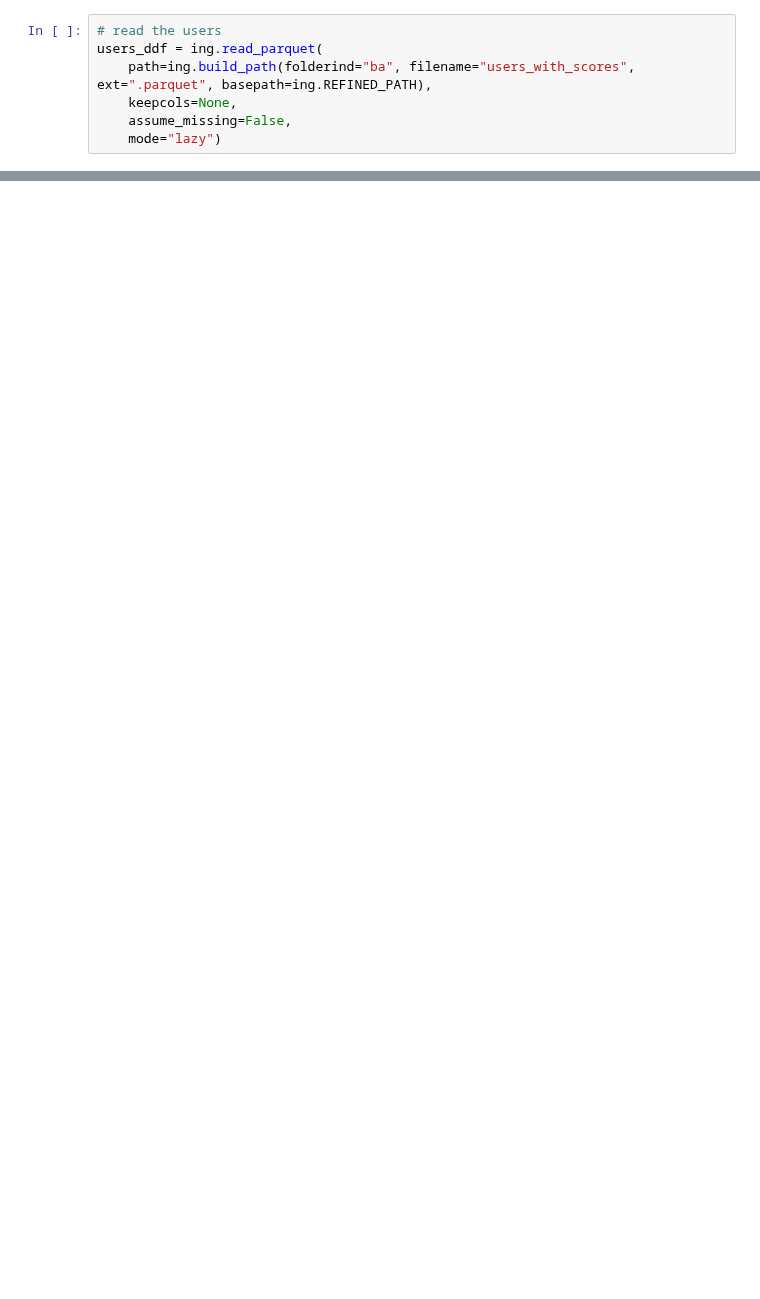
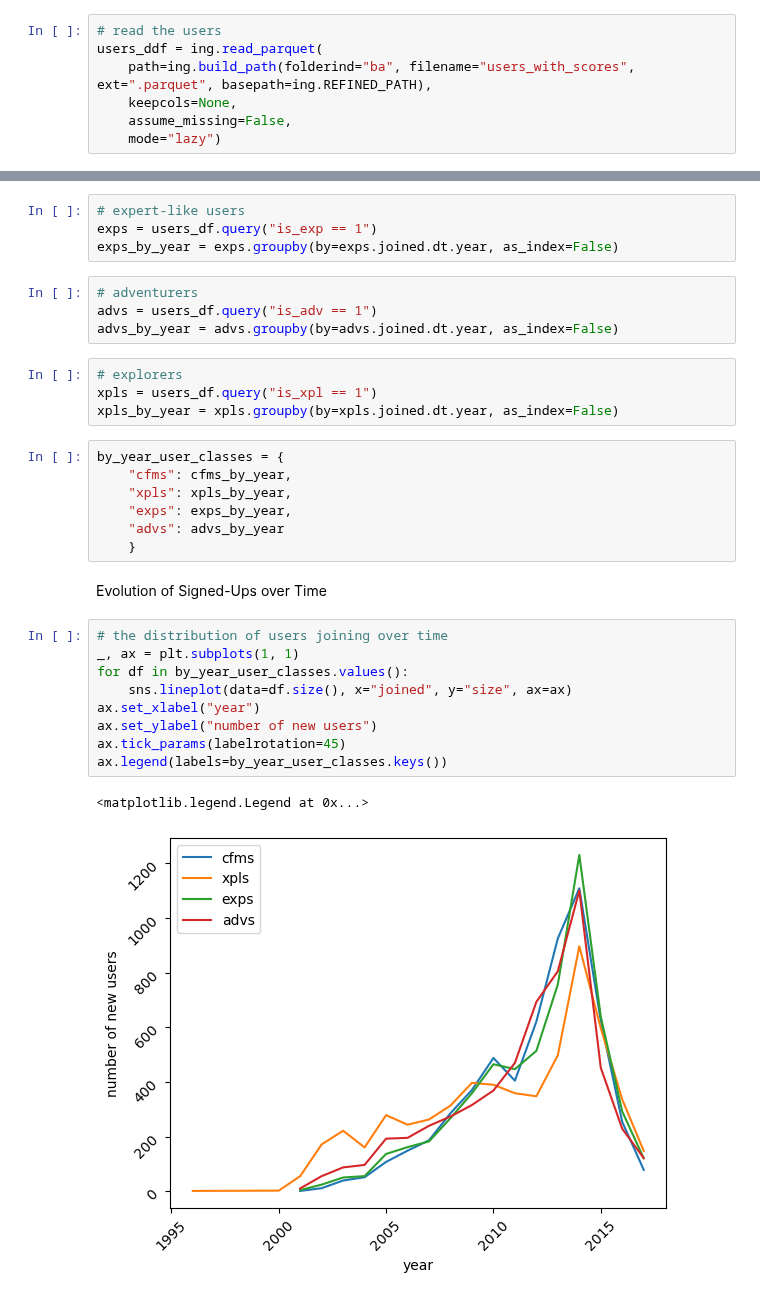
Before and after one commit to epfl-ada/ada-2022-project-analyteam, a Jupyter notebook: time_analysis.ipynb, the cells around one changed output, grey strips where cells are left out. Cells and saved outputs as stored; diff of their text form; blank space fills up the shorter version.

```diff
--- a/time_analysis.ipynb
+++ b/time_analysis.ipynb
@@ -55,0 +61,33 @@ by_joined_y = users_df.groupby(by=users_df.joined.dt.year, as_index=False)
+# %%
+# expert-like users
+exps = users_df.query("is_exp == 1")
+exps_by_year = exps.groupby(by=exps.joined.dt.year, as_index=False)
+# %%
+# adventurers
+advs = users_df.query("is_adv == 1")
+advs_by_year = advs.groupby(by=advs.joined.dt.year, as_index=False)
+# %%
+# explorers
+xpls = users_df.query("is_xpl == 1")
+xpls_by_year = xpls.groupby(by=xpls.joined.dt.year, as_index=False)
+# %%
+by_year_user_classes = {
+    "cfms": cfms_by_year,
+    "xpls": xpls_by_year,
+    "exps": exps_by_year,
+    "advs": advs_by_year
+    }
+# %% [markdown]
+Evolution of Signed-Ups over Time
+# %%
+# the distribution of users joining over time
+_, ax = plt.subplots(1, 1)
+for df in by_year_user_classes.values():
+    sns.lineplot(data=df.size(), x="joined", y="size", ax=ax)
+ax.set_xlabel("year")
+ax.set_ylabel("number of new users")
+ax.tick_params(labelrotation=45)
+ax.legend(labels=by_year_user_classes.keys())
+# %% [output]
+<matplotlib.legend.Legend at 0x...>
+[figure, added]
```
Also changed, not shown: parts of 18 cells of this notebook, 2 other files.
